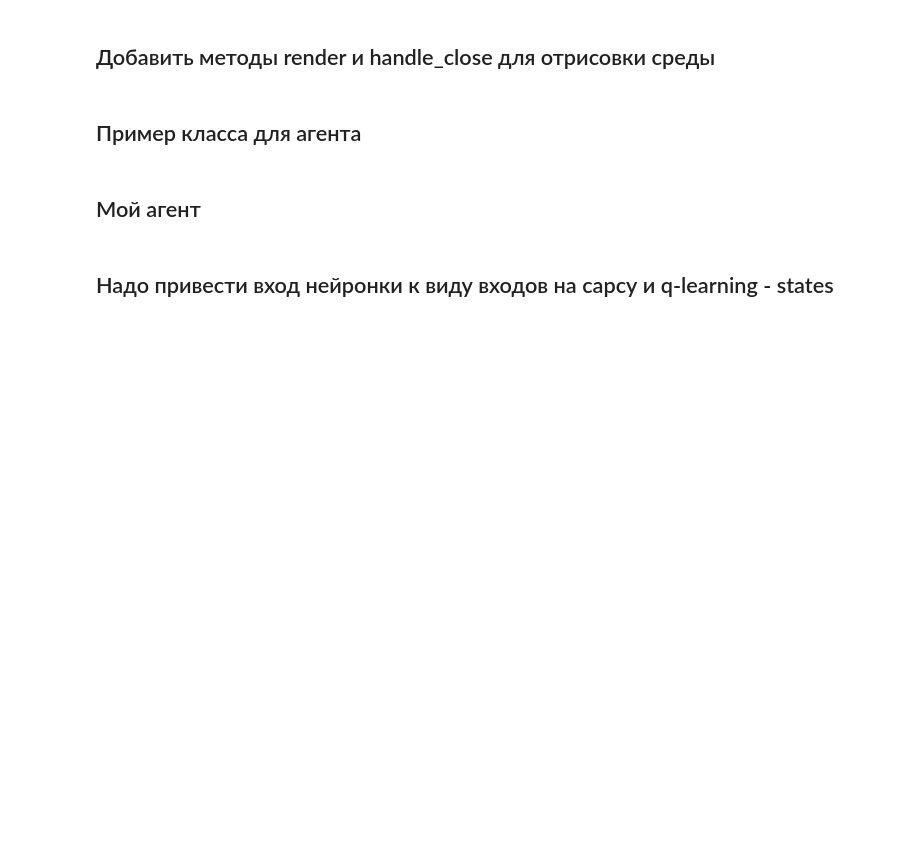
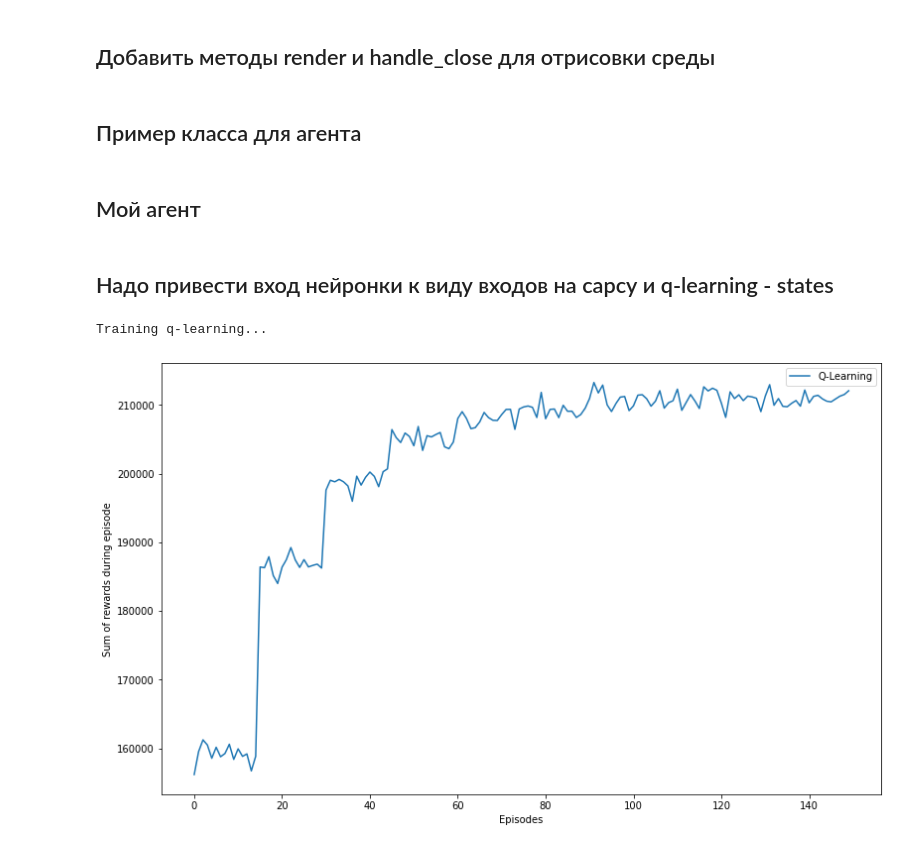
Before and after one commit to koteyevlev/MarketMakingMLAlgo, a Jupyter notebook: ML_in_Finance_MarketMaking.ipynb, the cells around one changed output. Cells and saved outputs as stored; diff of their text form; code cells hidden in the pictures; blank space fills up the shorter version.

```diff
--- a/ML_in_Finance_MarketMaking.ipynb
+++ b/ML_in_Finance_MarketMaking.ipynb
@@ -1414,8 +1503,9 @@ class DQNAgent:
 # %%
 ##это надо вызвать с помощью экземпляра класса среды
 
-state = environment.reset()
-step = environment.step()
+#state = environment.reset()
+#step = environment.step()
+environment = SpreadTrading()
 # %%
 class Agent:
 
@@ -1681,0 +1751,30 @@ def sarsa(q_value, expected=False, step_size=ALPHA, eps=EPSILON):
+# %%
+#state = environment.reset()
+# Instantiating the agent
+#memory_size = 3000
+episode_length = 400
+state_size = len(state)
+#gamma = 0.96
+#epsilon_min = 0.01
+#batch_size = 64
+action_size = len(SpreadTrading._actions)
+#print(action_size)
+#train_interval = 10
+#learning_rate = 0.001
+# %%
+agent = Agent(episode_length=episode_length, state_size=state_size, action_size=action_size)
+# %%
+#q_sarsa, rewards_sarsa = agent.train('sarsa')
+q_q_learning, rewards_q_learning = agent.train('q-learning')
+# %% [output]
+Training q-learning...
+# %%
+%matplotlib inline
+plt.figure(figsize=(13,8))
+plt.plot(rewards_q_learning, label='Q-Learning')
+#plt.plot(rewards_sarsa, label='SARSA')
+plt.xlabel('Episodes')
+plt.ylabel('Sum of rewards during episode')
+plt.legend();
+# %% [output]
+[figure, added]
```
Also changed, not shown: parts of 14 cells of this notebook.
